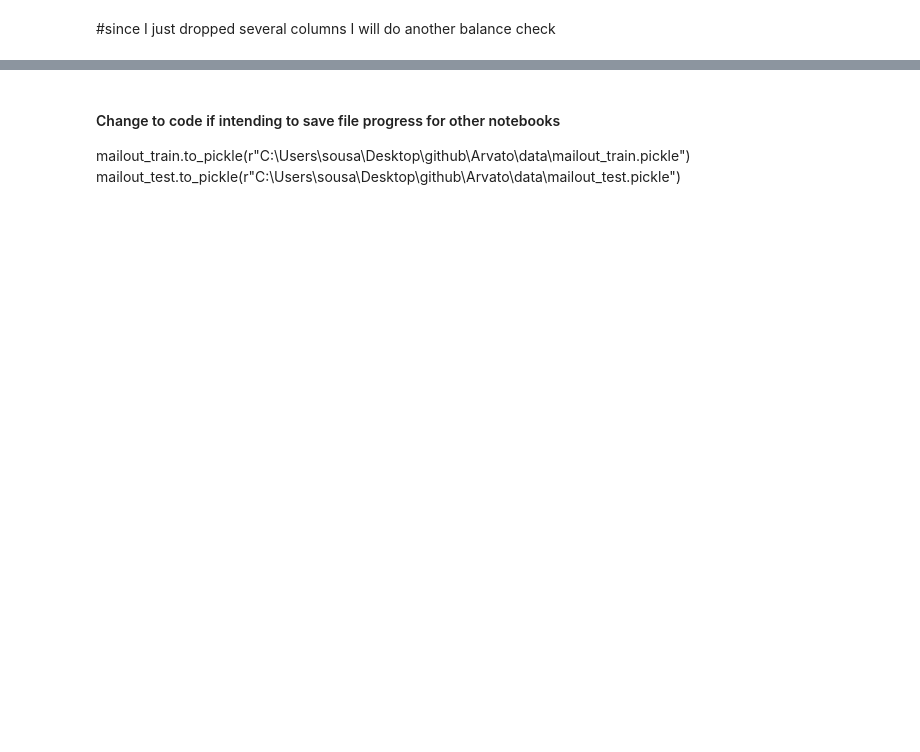
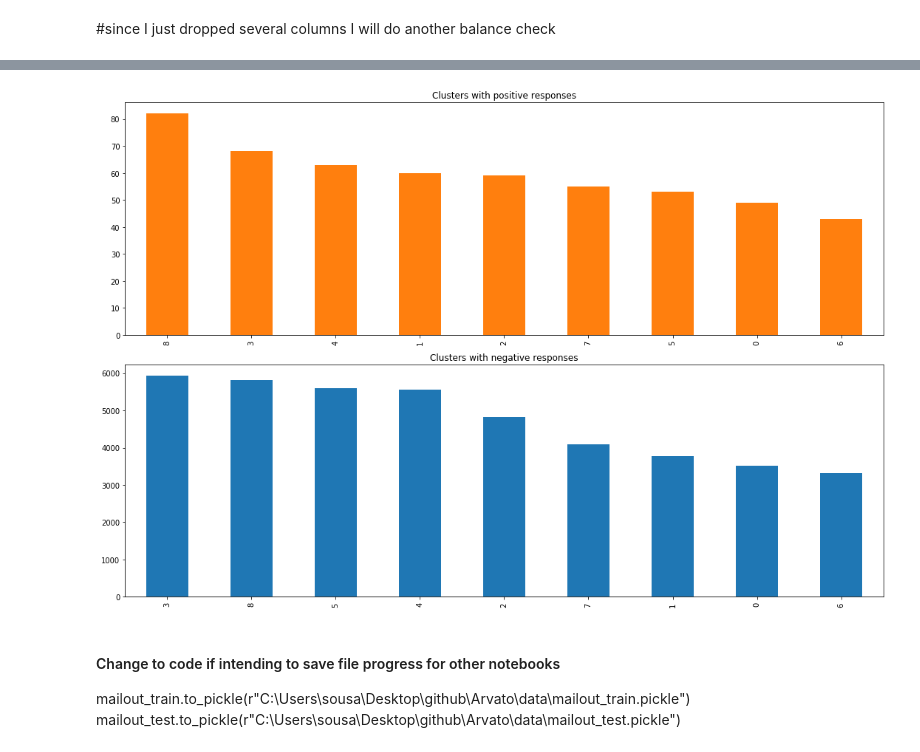
Before and after one commit to sousablde/Arvato-Bertelsmann-Customer-Acquisition, a Jupyter notebook: Arvato Project Workbook.ipynb, the cells around one changed output, grey strips where cells are left out. Saved outputs shown, nothing was run; the diff lists cells and outputs as text; code cells hidden in the pictures; blank space fills up the shorter version.

```diff
--- a/Arvato Project Workbook.ipynb
+++ b/Arvato Project Workbook.ipynb
@@ -757,3 +810,16 @@ balance_checker(mailout_train, mailout_test)
+# %%
+df_pos_response = response_and_cluster[response_and_cluster['RESPONSE'] == 1]
+df_neg_response = response_and_cluster[response_and_cluster['RESPONSE'] == 0]
+# %%
+figure, axes = plt.subplots(2, 1, figsize = (15,15), squeeze = False)
+
+pos = df_pos_response['cluster'].value_counts().plot(kind='bar',figsize=(15,10), color = 'C1', ax = axes[0][0], title = 'Clusters with positive responses')
+neg = df_neg_response['cluster'].value_counts().plot(kind='bar',figsize=(15,10), ax = axes[1][0], title = 'Clusters with negative responses')
+
+plt.tight_layout()
+plt.show()
+# %% [output]
+[figure, added]
 # %% [markdown]
 #### Change to code if intending to save file progress for other notebooks
 mailout_train.to_pickle(r"C:\Users\sousa\Desktop\github\Arvato\data\mailout_train.pickle")
```
Also changed, not shown: parts of 27 cells of this notebook, 2 other files.
